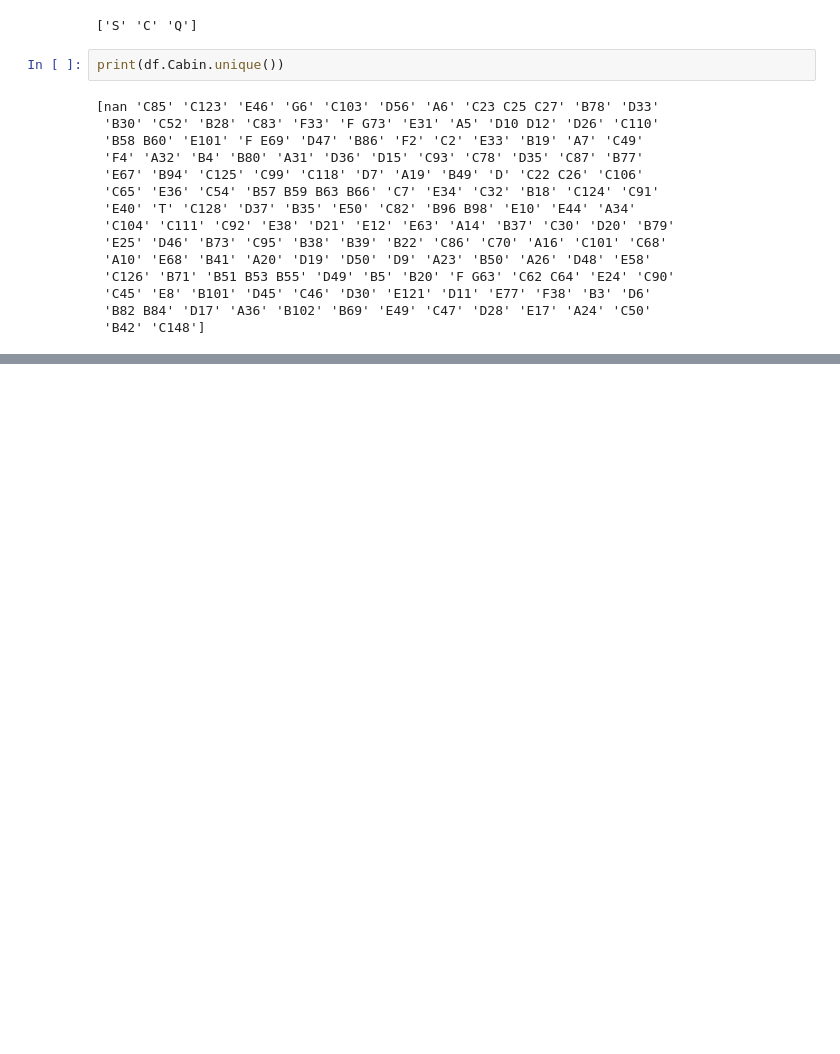
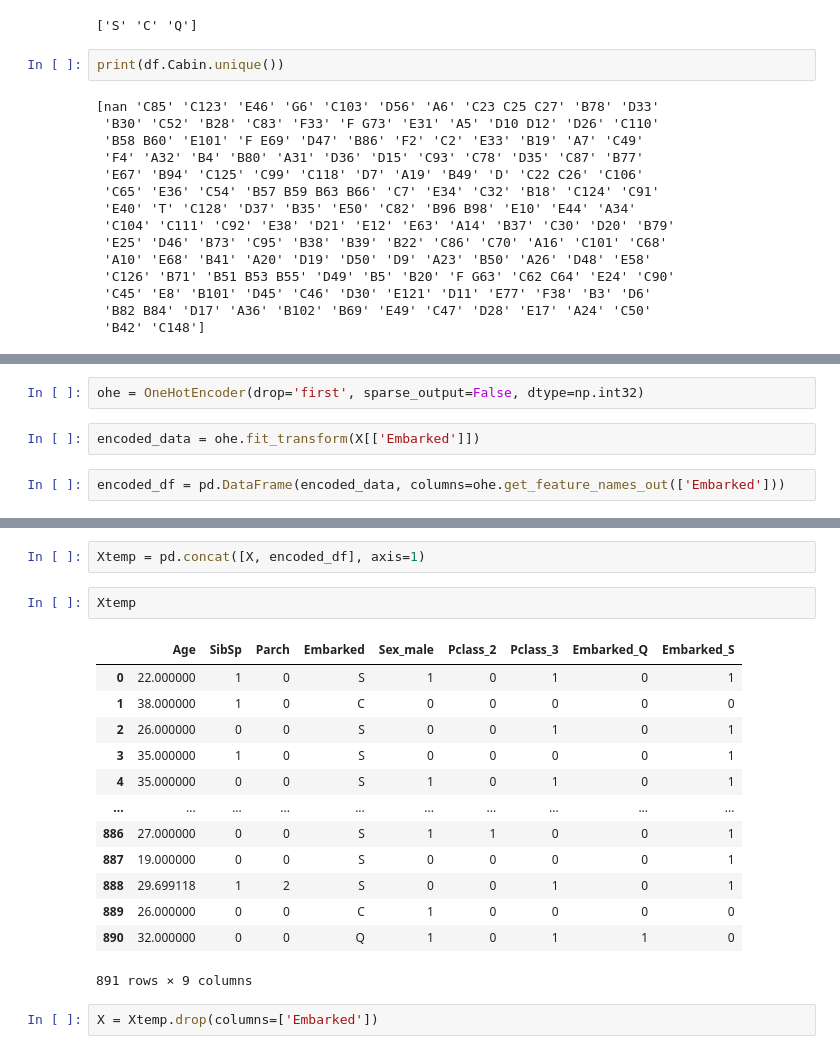
Before and after one commit to uzairwayne/python-sandbox, a Jupyter notebook: PGD-DS-AI-2024/PGD_ML/KNN/knn.ipynb, the cells around one changed output, grey strips where cells are left out. Saved outputs shown, nothing was run; the diff lists cells and outputs as text; blank space fills up the shorter version.

```diff
--- a/PGD-DS-AI-2024/PGD_ML/KNN/knn.ipynb
+++ b/PGD-DS-AI-2024/PGD_ML/KNN/knn.ipynb
@@ -184,0 +345,6 @@ print(df.Cabin.unique())
+# %%
+ohe = OneHotEncoder(drop='first', sparse_output=False, dtype=np.int32)
+# %%
+encoded_data = ohe.fit_transform(X[['Embarked']])
+# %%
+encoded_df = pd.DataFrame(encoded_data, columns=ohe.get_feature_names_out(['Embarked']))
@@ -184,0 +367,20 @@ print(df.Cabin.unique())
+# %%
+Xtemp = pd.concat([X, encoded_df], axis=1)
+# %%
+Xtemp
+# %% [output]
+|  | Age | SibSp | Parch | Embarked | Sex_male | Pclass_2 | Pclass_3 | Embarked_Q | Embarked_S |
+| 0 | 22.000000 | 1 | 0 | S | 1 | 0 | 1 | 0 | 1 |
+| 1 | 38.000000 | 1 | 0 | C | 0 | 0 | 0 | 0 | 0 |
+| 2 | 26.000000 | 0 | 0 | S | 0 | 0 | 1 | 0 | 1 |
+| 3 | 35.000000 | 1 | 0 | S | 0 | 0 | 0 | 0 | 1 |
+| 4 | 35.000000 | 0 | 0 | S | 1 | 0 | 1 | 0 | 1 |
+| ... | ... | ... | ... | ... | ... | ... | ... | ... | ... |
+| 886 | 27.000000 | 0 | 0 | S | 1 | 1 | 0 | 0 | 1 |
+| 887 | 19.000000 | 0 | 0 | S | 0 | 0 | 0 | 0 | 1 |
+| 888 | 29.699118 | 1 | 2 | S | 0 | 0 | 1 | 0 | 1 |
+| 889 | 26.000000 | 0 | 0 | C | 1 | 0 | 0 | 0 | 0 |
+| 890 | 32.000000 | 0 | 0 | Q | 1 | 0 | 1 | 1 | 0 |
+891 rows × 9 columns
+# %%
+X = Xtemp.drop(columns=['Embarked'])
```
Also changed, not shown: parts of 37 cells of this notebook, 1 other file.
